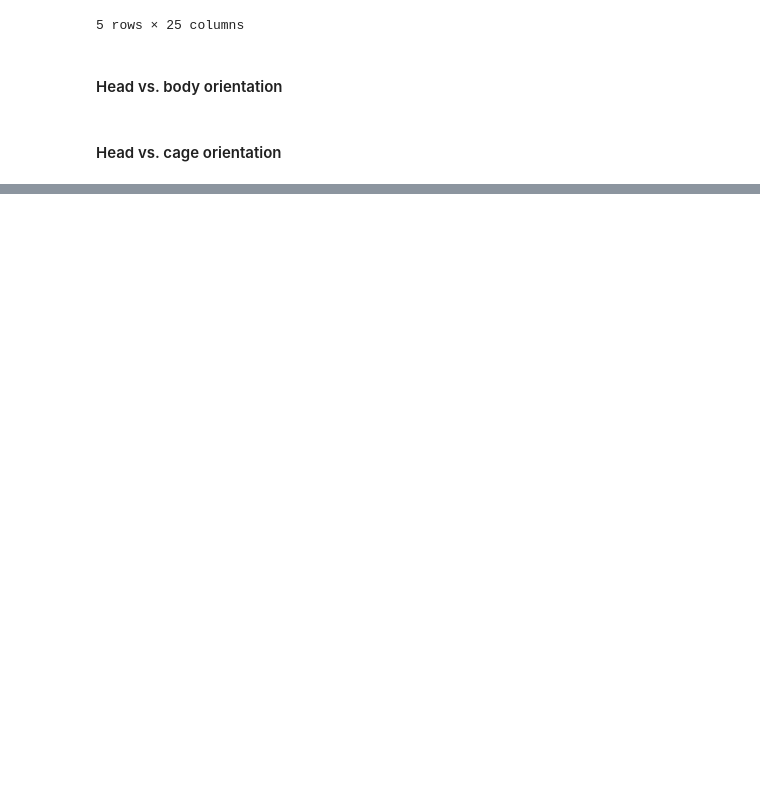
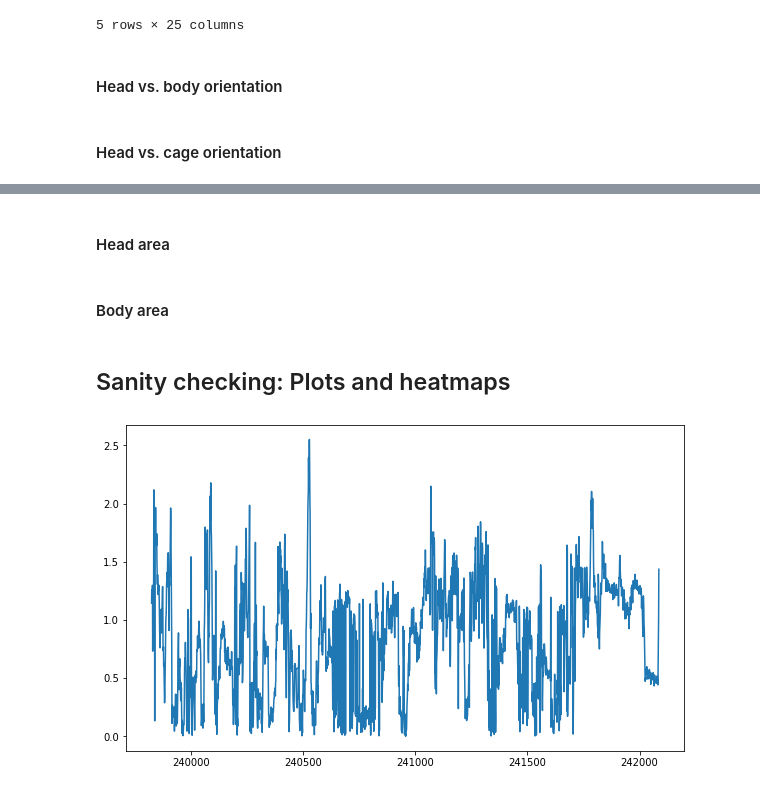
Before and after one commit to ffvoigt/neuromatch-compneuro-2022-project, a Jupyter notebook: Feature_Extraction_NM2022_Sfenj1.ipynb, the cells around one changed output, grey strips where cells are left out. Cells and saved outputs as stored; diff of their text form; code cells hidden in the pictures; blank space fills up the shorter version.

```diff
--- a/Feature_Extraction_NM2022_Sfenj1.ipynb
+++ b/Feature_Extraction_NM2022_Sfenj1.ipynb
@@ -340,0 +293,2 @@ plt.hist(head_angle)
+# %% [markdown]
+#### Head area
@@ -340,0 +303,2 @@ plt.hist(head_angle)
+# %% [markdown]
+#### Body area
@@ -340,0 +313,6 @@ plt.hist(head_angle)
+# %% [markdown]
+## Sanity checking: Plots and heatmaps
+# %%
+plot_feature_vs_frame('poly_area_body', session_num=12, mouse_id=0)
+# %% [output]
+[figure, added]
```
Also changed, not shown: parts of 43 cells of this notebook.
